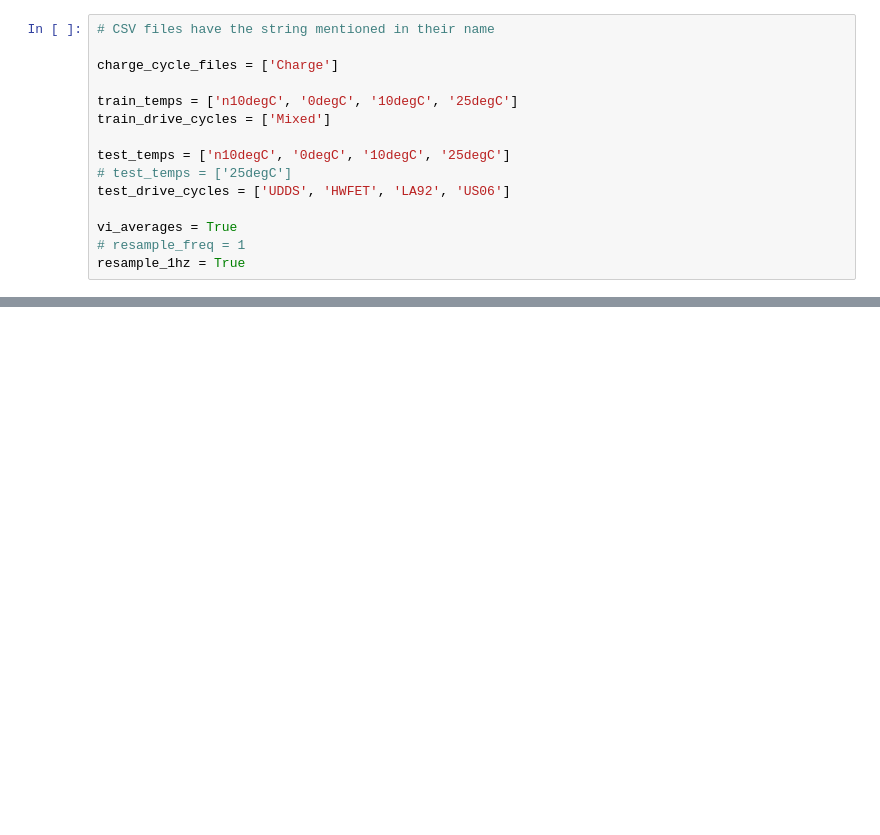
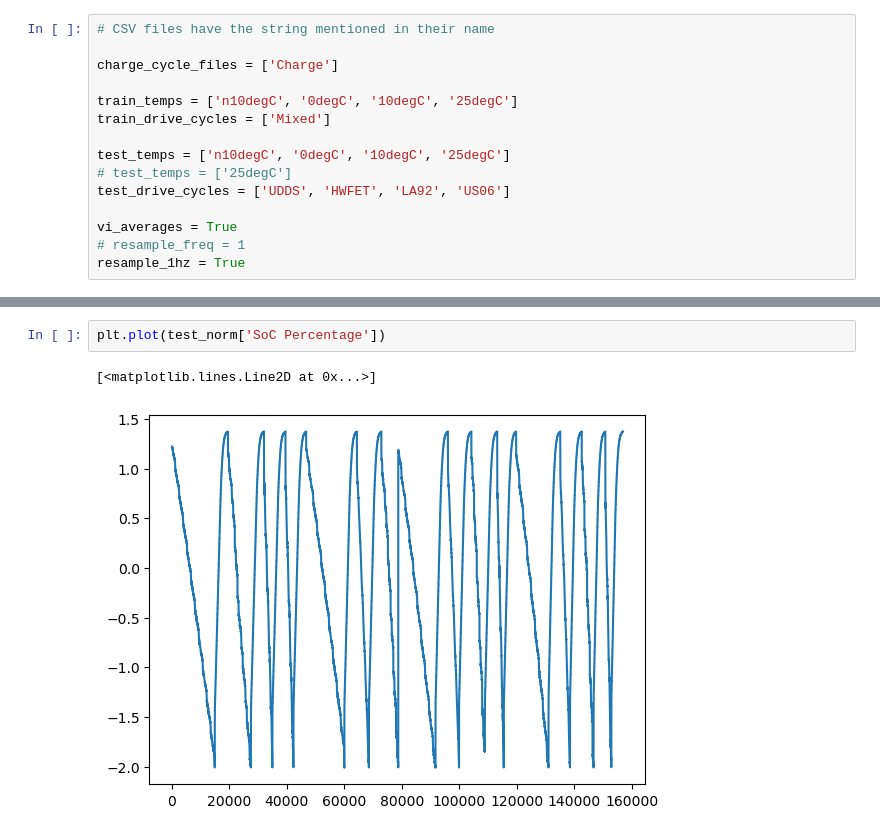
Before and after one commit to sanitbhatkar/Battery, a Jupyter notebook: SOC with Neural Networks/LG battery/Folder and File List.ipynb, the cells around one changed output, grey strips where cells are left out. Drawn from its saved outputs; the diff is of its cells as text; blank space fills up the shorter version.

```diff
--- a/SOC with Neural Networks/LG battery/Folder and File List.ipynb
+++ b/SOC with Neural Networks/LG battery/Folder and File List.ipynb
@@ -226,0 +219,5 @@ plt.plot(merged_norm['SoC Percentage'])
+# %%
+plt.plot(test_norm['SoC Percentage'])
+# %% [output]
+[<matplotlib.lines.Line2D at 0x...>]
+[figure, added]
```
Also changed, not shown: parts of 15 cells of this notebook.
